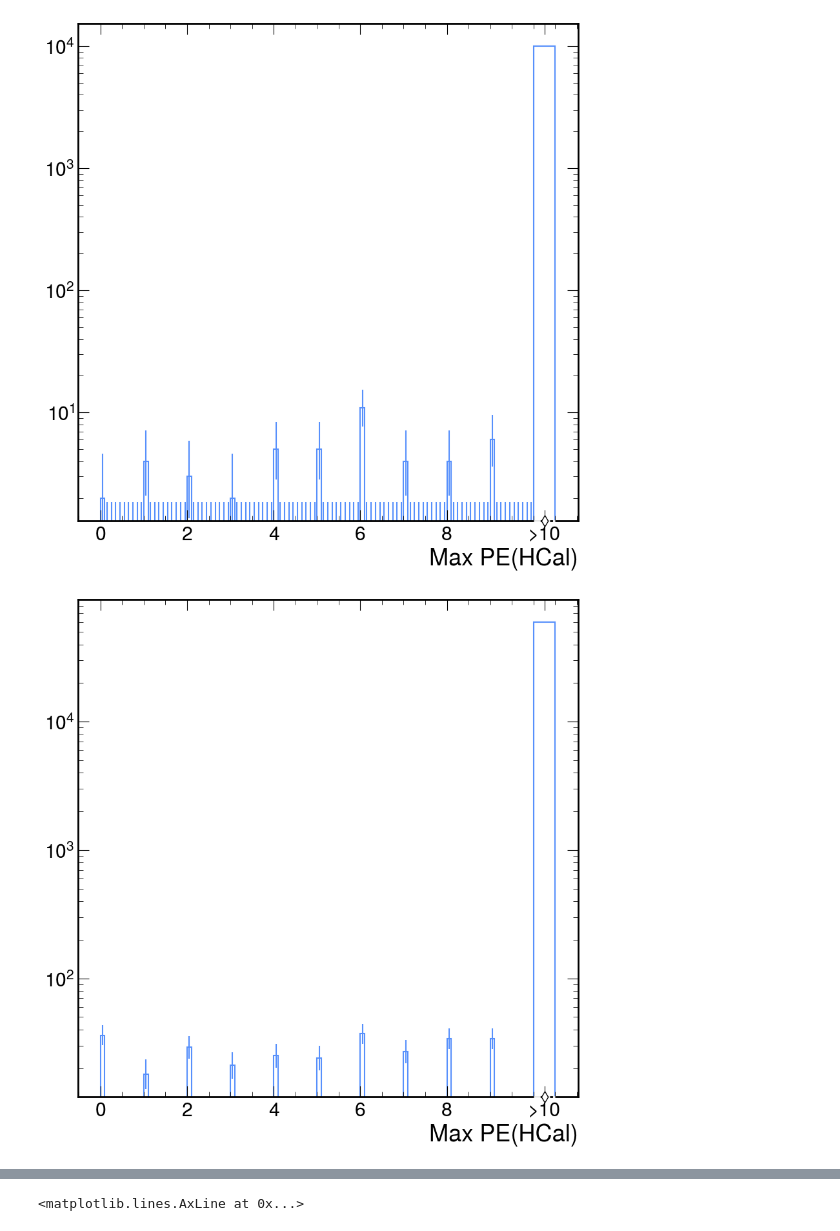
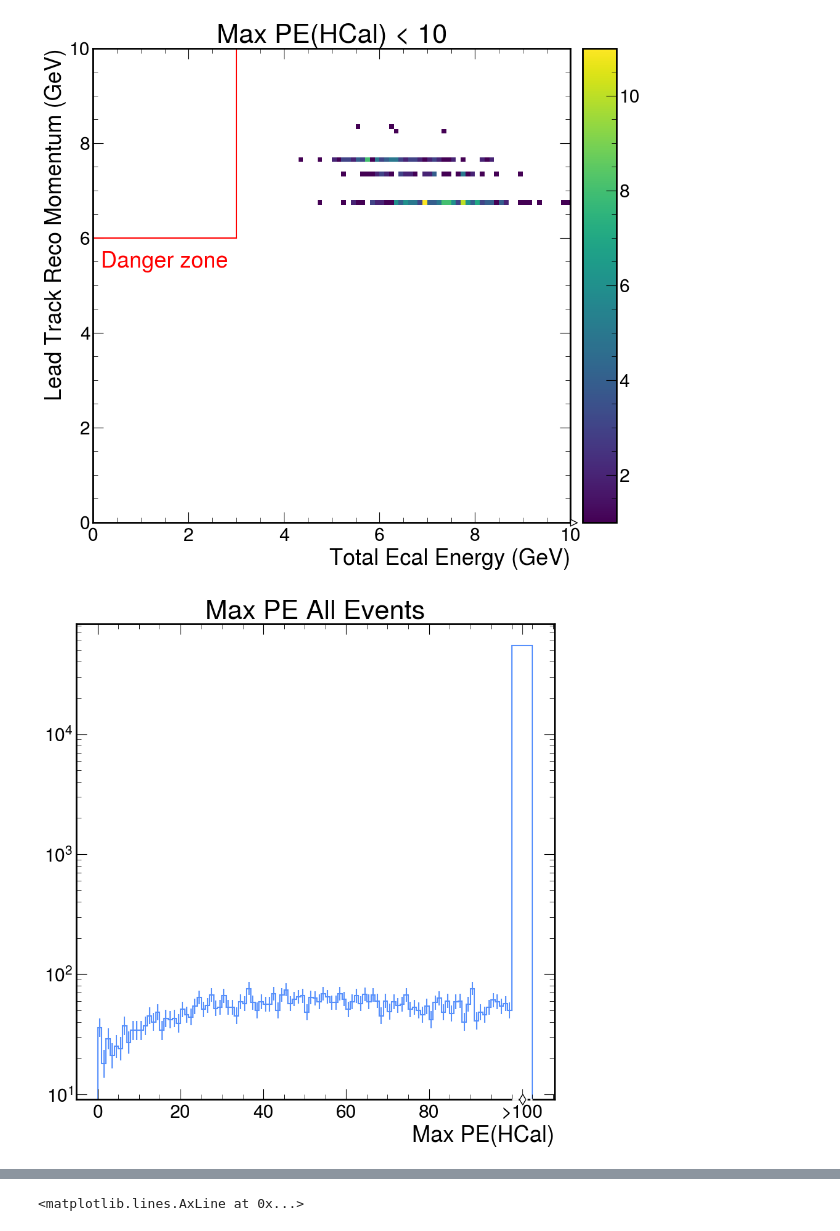
Before and after one commit to rodr1001/my_code, a Jupyter notebook: ldmx/EAT_Tracking/STREAMLINE-plot-eat-tracking-histograms.ipynb, the cells around one changed output, grey strips where cells are left out. Drawn from its saved outputs; the diff is of its cells as text; code cells hidden in the pictures.

```diff
--- a/ldmx/EAT_Tracking/STREAMLINE-plot-eat-tracking-histograms.ipynb
+++ b/ldmx/EAT_Tracking/STREAMLINE-plot-eat-tracking-histograms.ipynb
@@ -56,26 +64,29 @@ f.keys()
 # %%
-g = f['max_pe_event_5_Scooby'].to_hist().plot(flow='show')
+g = f['leadtrk_reco_all_reqs_vs_ecal_energy_PE_cuts'].to_hist().plot(cmin = 1)
+plt.plot([3, 3], [10, 6], color='red')
+plt.plot([3,0], [6,6], color='red')
+plt.text(1.5, 5.5, "Danger zone", ha='center', va='center', color ='red')
 
-plt.yscale('log')
+#plt.yscale('log')
 #plt.xlim(0,10)
-#plt.title("Zone 0")
-plt.savefig("max_pe_Scooby.jpg")
+plt.title("Max PE(HCal) < 10")
+plt.savefig("max_pe_cuts.jpg")
 # %% [output]
-[figure, old version]
+[figure, new version]
 # %%
-#g = f['max_pe_event_5_Scooby'].to_hist().plot(flow='show', label = "Scooby")
-#q =f['max_pe_event_1_Fred'].to_hist().plot(flow='show', label = "Fred")
-#d =f['max_pe_event_2_Daphne'].to_hist().plot(flow='show', label = "Daphne")
-#z=f['max_pe_event_3_Velma'].to_hist().plot(flow='show', label = "Velma")
-#b =f['max_pe_event_4_Shaggy'].to_hist().plot(flow='show', label = "Shaggy")
-#h = f['max_pe_event_6_Scrappy'].to_hist().plot(flow='show', label = "Scrappy")
-j = f['max_pe'].to_hist().plot(flow='show')
+#g = f['max_pe_event_5_Scooby'].to_hist().plot(color = "brown", flow='show', label = "Scooby")
+#q =f['max_pe_event_1_Fred'].to_hist().plot(color = "blue", flow='show', label = "Fred")
+#d =f['max_pe_event_2_Daphne'].to_hist().plot(color = "purple", flow='show', label = "Daphne")
+#z=f['max_pe_event_3_Velma'].to_hist().plot(color = "orange",flow='show', label = "Velma")
+#b =f['max_pe_event_4_Shaggy'].to_hist().plot(color = "green", flow='show', label = "Shaggy")
+#h = f['max_pe_event_6_Scrappy'].to_hist().plot(color = "red", flow='show', label = "Scrappy")
+j = f['max_pe'].to_hist().plot( flow='show', label = "All Zone 0 events")
 plt.yscale("log")
 #plt.legend(loc='best')
 
 #plt.xlim(0,10)
-#plt.title("Zone 0")
-#plt.savefig("max_pe_MI.jpg")
+plt.title("Max PE All Events")
+plt.savefig("max_pe.jpg")
 # %% [output]
-[figure, old version]
+[figure, new version]
 # %%
```
Also changed, not shown: parts of 5 cells of this notebook, 1 other file.
